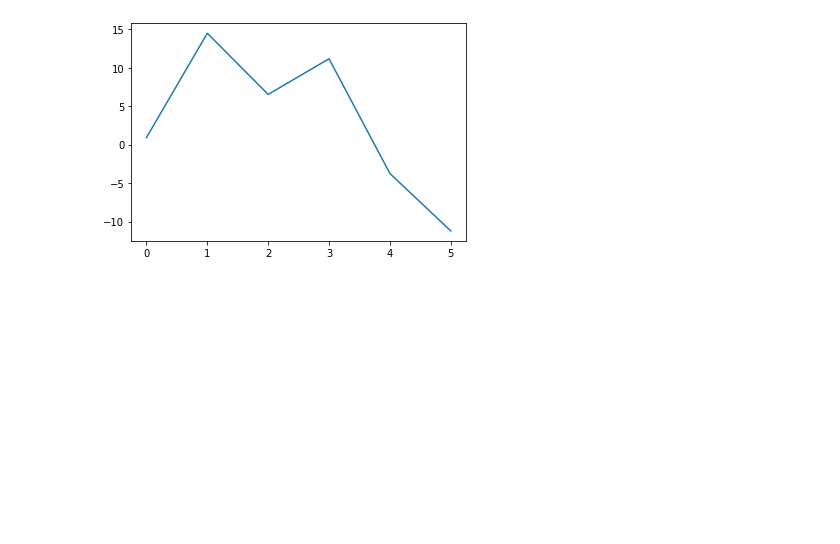
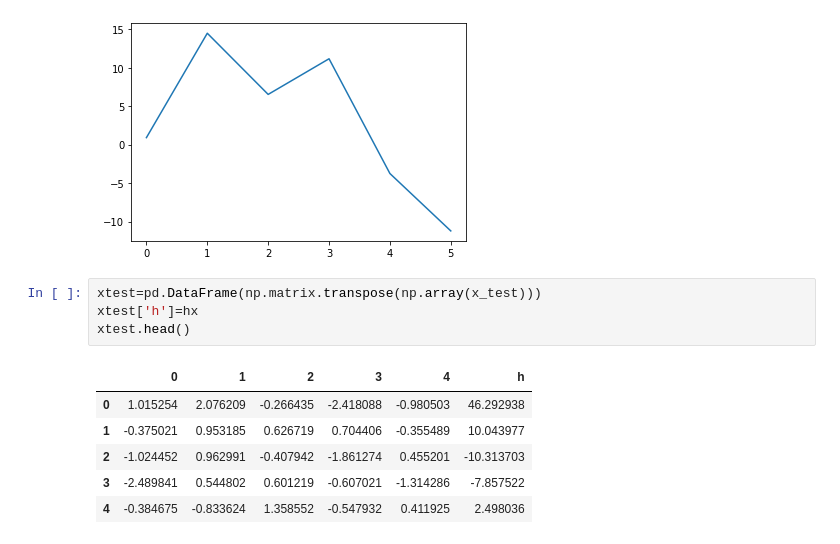
Before and after one commit to arch-24/AI-Mafia-Machine-Learning, a Jupyter notebook: week2_asgmt_2_air_pollution.ipynb, the cells around one changed output. Drawn from its saved outputs; the diff is of its cells as text; blank space fills up the shorter version.

```diff
--- a/week2_asgmt_2_air_pollution.ipynb
+++ b/week2_asgmt_2_air_pollution.ipynb
@@ -123,3 +123,14 @@ plt.plot(opt_theta)
 # %% [output]
 [<matplotlib.lines.Line2D at 0x...>]
 [figure]
+# %%
+xtest=pd.DataFrame(np.matrix.transpose(np.array(x_test)))
+xtest['h']=hx
+xtest.head()
+# %% [output]
+|  | 0 | 1 | 2 | 3 | 4 | h |
+| 0 | 1.015254 | 2.076209 | -0.266435 | -2.418088 | -0.980503 | 46.292938 |
+| 1 | -0.375021 | 0.953185 | 0.626719 | 0.704406 | -0.355489 | 10.043977 |
+| 2 | -1.024452 | 0.962991 | -0.407942 | -1.861274 | 0.455201 | -10.313703 |
+| 3 | -2.489841 | 0.544802 | 0.601219 | -0.607021 | -1.314286 | -7.857522 |
+| 4 | -0.384675 | -0.833624 | 1.358552 | -0.547932 | 0.411925 | 2.498036 |
```
Also changed, not shown: parts of 1 cell of this notebook.
